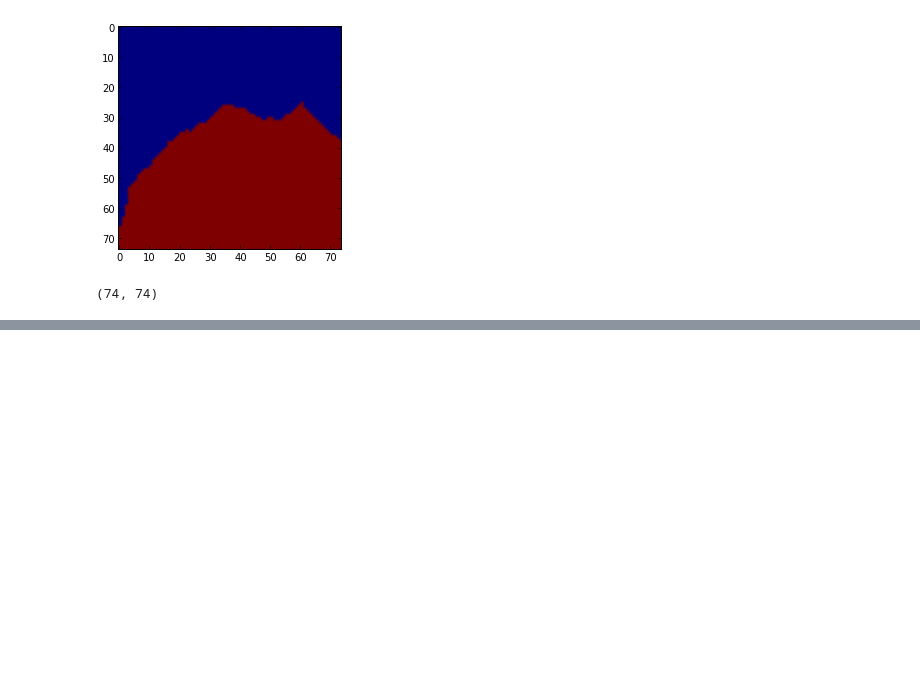
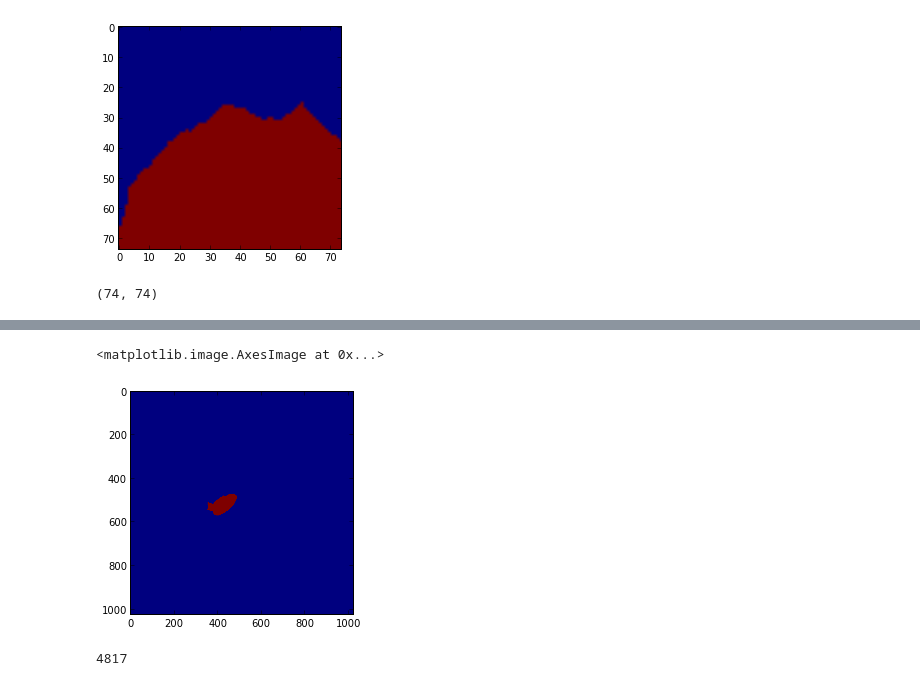
Before and after one commit to VCG/em-quality-metric, a Jupyter notebook: Code/create_merge_splits_new.ipynb, the cells around one changed output, grey strips where cells are left out. Saved outputs shown, nothing was run; the diff lists cells and outputs as text; code cells hidden in the pictures; blank space fills up the shorter version.

```diff
--- a/Code/create_merge_splits_new.ipynb
+++ b/Code/create_merge_splits_new.ipynb
@@ -489,0 +541,5 @@ patches[10]['seg'].shape
+# %%
+imshow(merged)
+# %% [output]
+<matplotlib.image.AxesImage at 0x...>
+[figure, added]
@@ -489,0 +548,4 @@ patches[10]['seg'].shape
+# %%
+len(patches)
+# %% [output]
+4817
```
Also changed, not shown: parts of 15 cells of this notebook, 6 other files.
